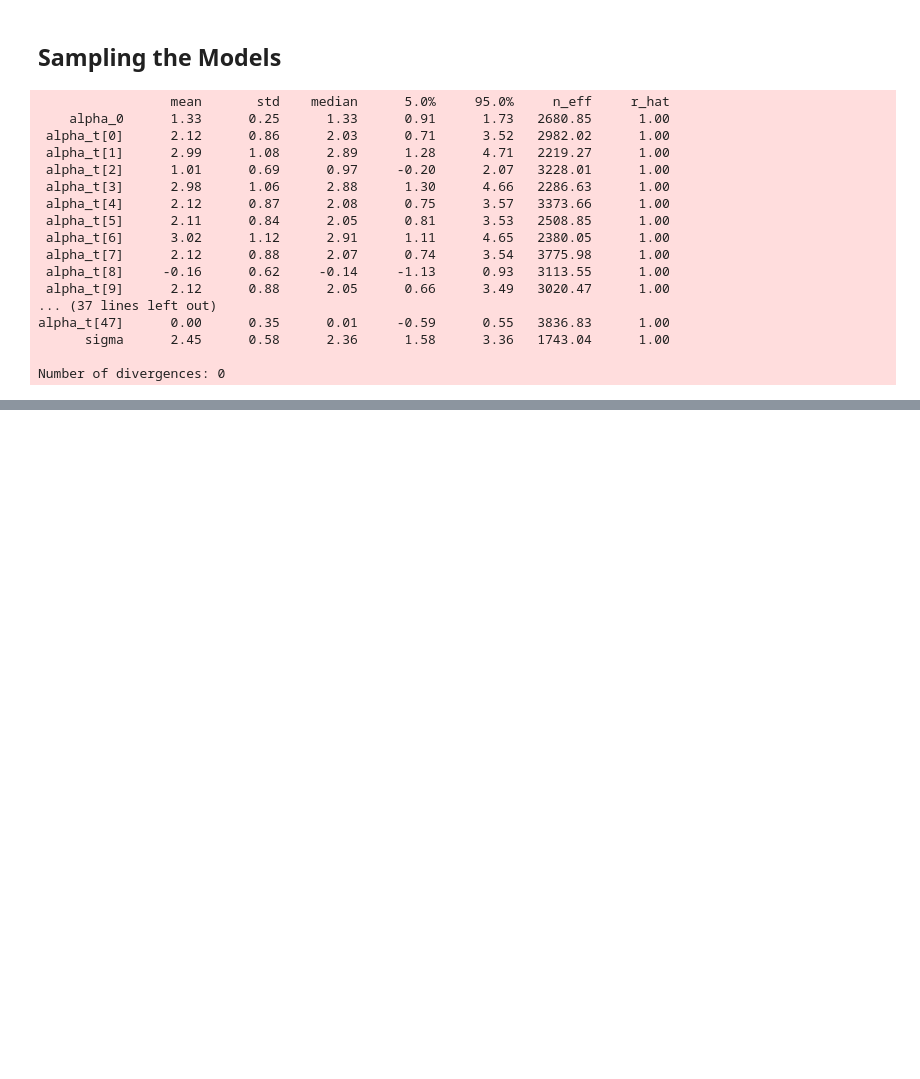
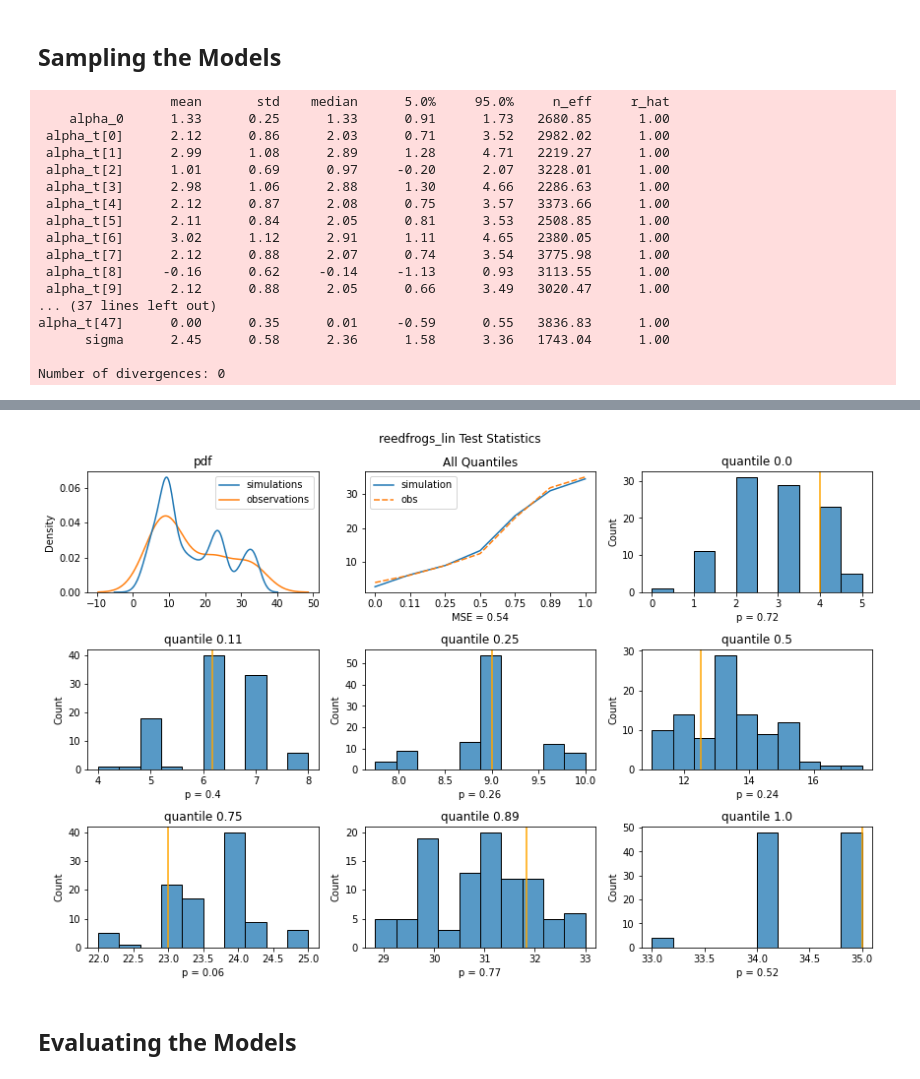
Before and after one commit to noamsgl/ABDA_HW4, a Jupyter notebook: numpyro/HW4_Q2.ipynb, the cells around one changed output, grey strips where cells are left out. Drawn from its saved outputs; the diff is of its cells as text; code cells hidden in the pictures; blank space fills up the shorter version.

```diff
--- a/numpyro/HW4_Q2.ipynb
+++ b/numpyro/HW4_Q2.ipynb
@@ -174,3 +171,18 @@ def simulate_hier6(data):
         p = sigmoid(alpha)
         simulations[i] = np.random.binomial(data.density[i], p)
     return simulations
+# %%
+def simulate_lin(data):
+    chain = chn_lin
+    N = len(data)
+    simulations = np.empty(N)
+    for i in np.arange(N):
+        alpha = np.random.choice(chain["alpha"])
+        beta = np.random.choice(chain["beta"])
+        gamma = np.random.choice(chain["gamma"])
+        delta = np.random.choice(chain["delta"])
+
+        p = sigmoid(alpha + beta * data.density[i] + gamma * data.csize[i] + delta * data.cpred[i])
+
+        simulations[i] = np.random.binomial(data.density[i], p)
+    return simulations
@@ -208,0 +238,8 @@ plot_check(observations, simulator)
+# %%
+observations = df.surv
+simulator = lambda: simulate_lin(df)
+plot_check(observations, simulator, "reedfrogs_lin Test Statistics")
+# %% [output]
+[figure, added]
+# %% [markdown]
+## Evaluating the Models
```
Also changed, not shown: parts of 9 cells of this notebook.
